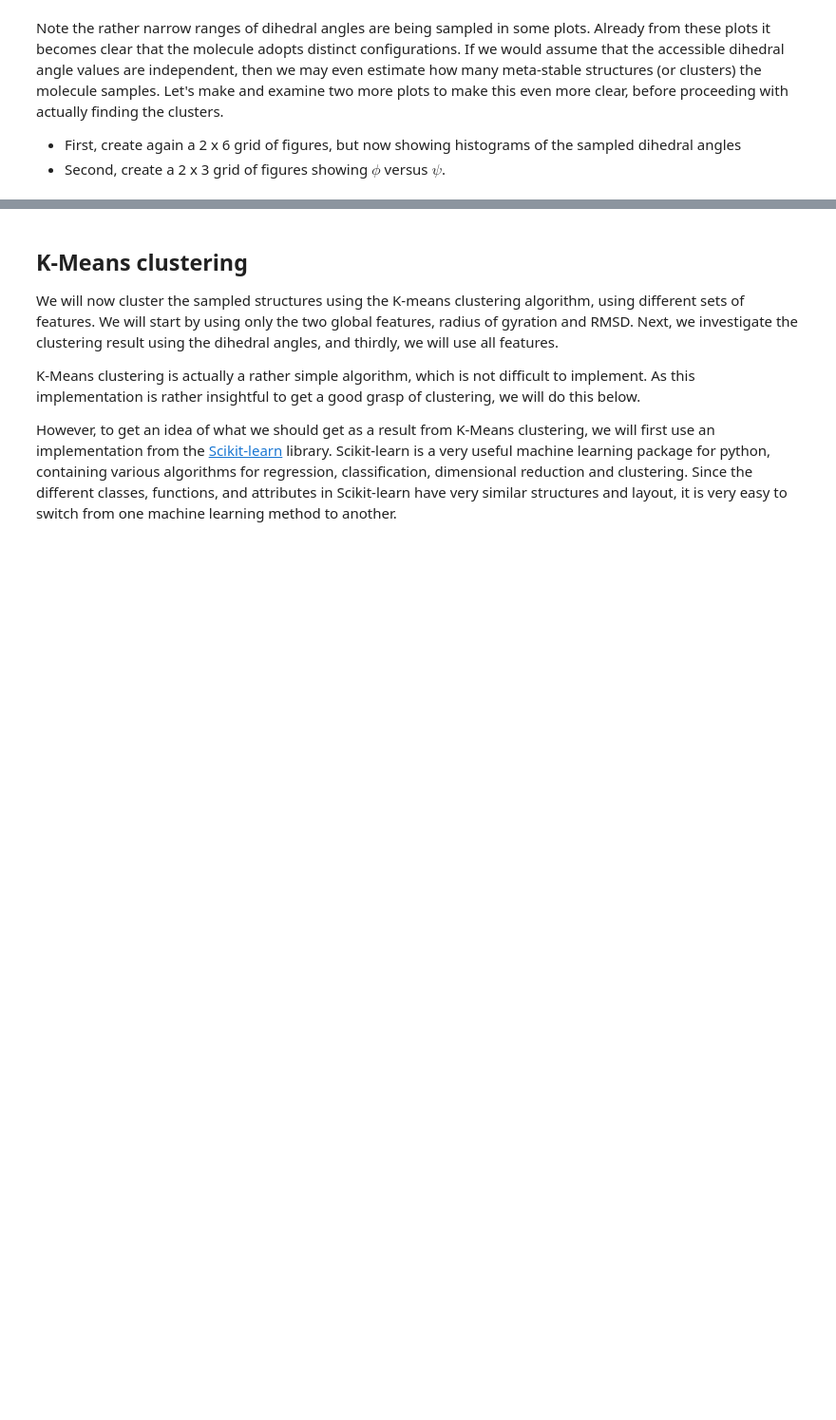
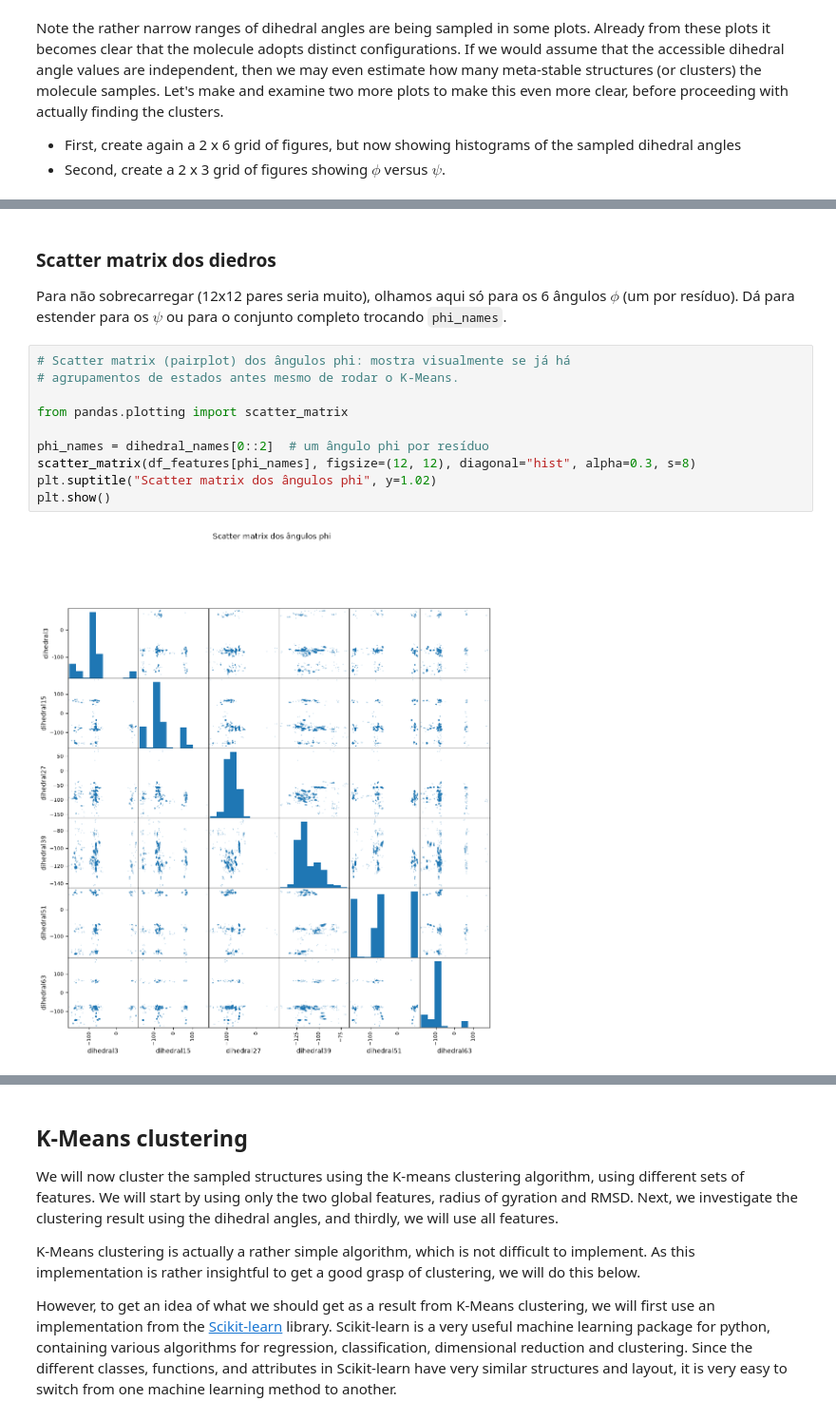
Before and after one commit to pedroazara/dinamica-molecular, a Jupyter notebook: notebooks/01_exercicio_molsim.ipynb, the cells around one changed output, grey strips where cells are left out. Shown at 95% size. Cells and saved outputs as stored; diff of their text form; blank space fills up the shorter version.

```diff
--- a/notebooks/01_exercicio_molsim.ipynb
+++ b/notebooks/01_exercicio_molsim.ipynb
@@ -299,0 +487,16 @@ plt.show()
+# %% [markdown]
+### Scatter matrix dos diedros
+
+Para não sobrecarregar (12x12 pares seria muito), olhamos aqui só para os 6 ângulos $\phi$ (um por resíduo). Dá para estender para os $\psi$ ou para o conjunto completo trocando `phi_names`.
+# %%
+# Scatter matrix (pairplot) dos ângulos phi: mostra visualmente se já há
+# agrupamentos de estados antes mesmo de rodar o K-Means.
+
+from pandas.plotting import scatter_matrix
+
+phi_names = dihedral_names[0::2]  # um ângulo phi por resíduo
+scatter_matrix(df_features[phi_names], figsize=(12, 12), diagonal="hist", alpha=0.3, s=8)
+plt.suptitle("Scatter matrix dos ângulos phi", y=1.02)
+plt.show()
+# %% [output]
+[figure, added]
```
Also changed, not shown: parts of 23 cells of this notebook.
